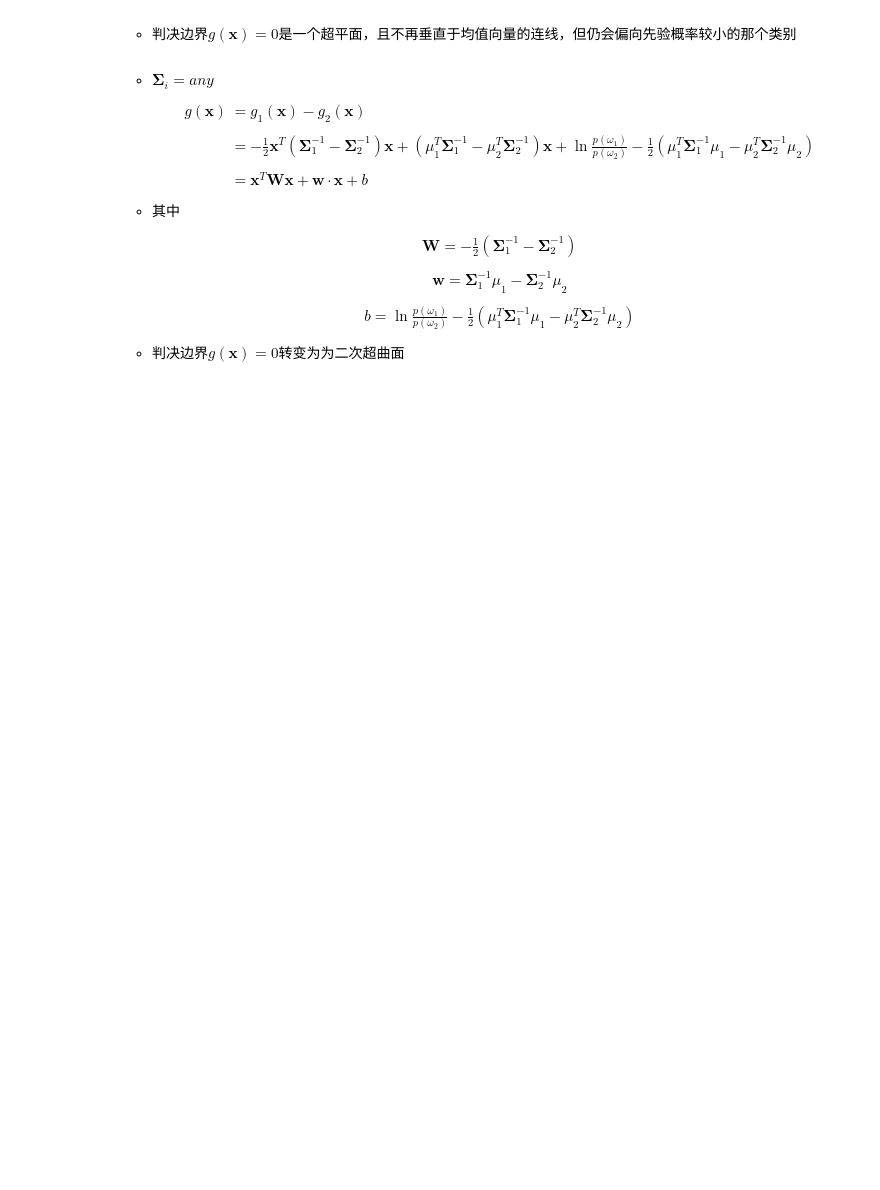
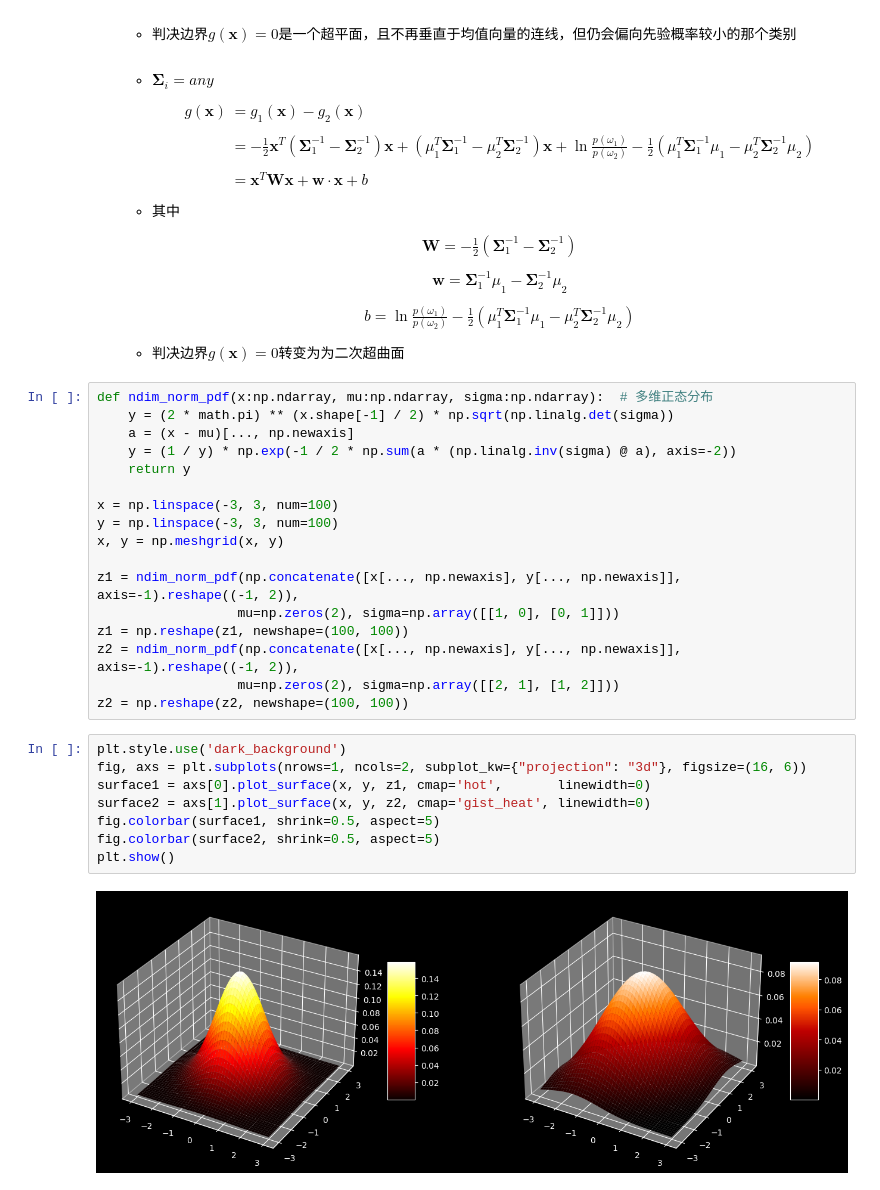
Before and after one commit to Eluctra/pattern-recognition, a Jupyter notebook: 理论/贝叶斯决策论.ipynb, the cells around one changed output. Cells and saved outputs as stored; diff of their text form; blank space fills up the shorter version.

```diff
--- a/理论/贝叶斯决策论.ipynb
+++ b/理论/贝叶斯决策论.ipynb
@@ -447,3 +447,30 @@ $$
     \end{gather*}
     $$
     * 判决边界$g(\mathbf{x}) = 0$转变为为二次超曲面
+# %%
+def ndim_norm_pdf(x:np.ndarray, mu:np.ndarray, sigma:np.ndarray):  # 多维正态分布
+    y = (2 * math.pi) ** (x.shape[-1] / 2) * np.sqrt(np.linalg.det(sigma))
+    a = (x - mu)[..., np.newaxis]
+    y = (1 / y) * np.exp(-1 / 2 * np.sum(a * (np.linalg.inv(sigma) @ a), axis=-2))
+    return y
+
+x = np.linspace(-3, 3, num=100)
+y = np.linspace(-3, 3, num=100)
+x, y = np.meshgrid(x, y)
+
+z1 = ndim_norm_pdf(np.concatenate([x[..., np.newaxis], y[..., np.newaxis]], axis=-1).reshape((-1, 2)),
+                  mu=np.zeros(2), sigma=np.array([[1, 0], [0, 1]]))
+z1 = np.reshape(z1, newshape=(100, 100))
+z2 = ndim_norm_pdf(np.concatenate([x[..., np.newaxis], y[..., np.newaxis]], axis=-1).reshape((-1, 2)),
+                  mu=np.zeros(2), sigma=np.array([[2, 1], [1, 2]]))
+z2 = np.reshape(z2, newshape=(100, 100))
+# %%
+plt.style.use('dark_background')
+fig, axs = plt.subplots(nrows=1, ncols=2, subplot_kw={"projection": "3d"}, figsize=(16, 6))
+surface1 = axs[0].plot_surface(x, y, z1, cmap='hot',       linewidth=0)
+surface2 = axs[1].plot_surface(x, y, z2, cmap='gist_heat', linewidth=0)
+fig.colorbar(surface1, shrink=0.5, aspect=5)
+fig.colorbar(surface2, shrink=0.5, aspect=5)
+plt.show()
+# %% [output]
+[figure, added]
```
Also changed, not shown: parts of 1 cell of this notebook, 2 other files.
